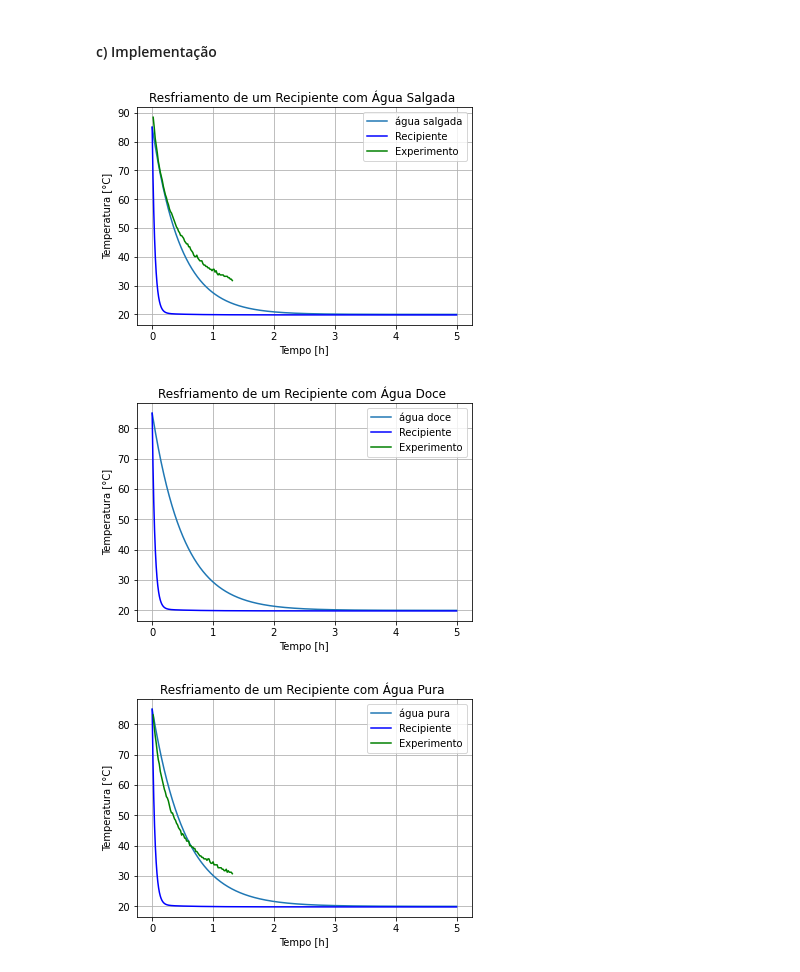
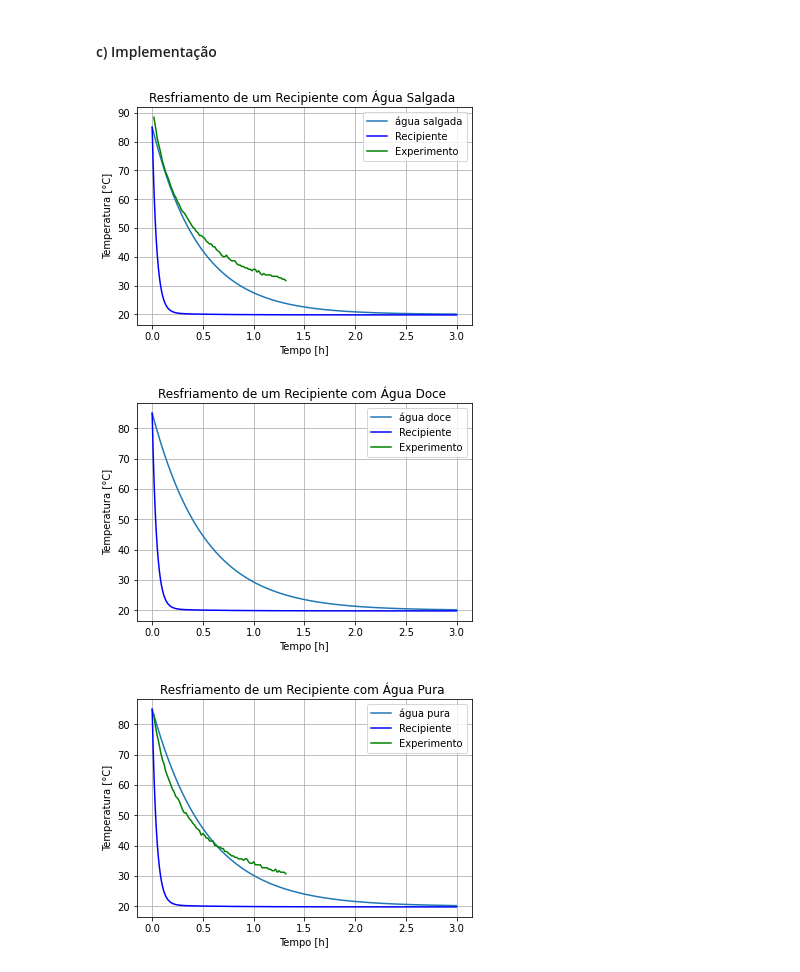
Before and after one commit to dourado-rafa/ModssimProjeto2, a Jupyter notebook: P2.ipynb, the cells around one changed output. Cells and saved outputs as stored; diff of their text form; code cells hidden in the pictures.

```diff
--- a/P2.ipynb
+++ b/P2.ipynb
@@ -157,7 +157,7 @@ def modelo3(x, t):
 # %% [markdown]
 #### c) Implementação
 # %%
-Tmax = 5*60*60 # segundos
+Tmax = 3*60*60 # segundos
 dt = 1
 tempo_s = np.arange(0, Tmax, dt)
 tempo_h = list([t/3600 for t in tempo_s])
@@ -182,33 +182,33 @@ Tr_y3= list(Xy3[:,1] - 273.15)
 plt.plot(tempo_h, Tl_y1, label="água salgada")
 plt.plot(tempo_h, Tr_y1, color="blue", label="Recipiente")
 plt.plot(tempo_salgada, agua_salgada, color="green", label="Experimento")
 plt.title("Resfriamento de um Recipiente com Água Salgada ")
 plt.xlabel("Tempo [h]")
 plt.ylabel("Temperatura [°C]")
 plt.legend()
 plt.grid()
 plt.show()
 
 plt.plot(tempo_h, Tl_y2, label="água doce")
 plt.plot(tempo_h, Tr_y2, color= "blue", label= "Recipiente")
 plt.plot(tempo_adocada, agua_adocada, color="green", label="Experimento")
 plt.title("Resfriamento de um Recipiente com Água Doce ")
 plt.xlabel("Tempo [h]")
 plt.ylabel("Temperatura [°C]")
 plt.legend()
 plt.grid()
 plt.show()
 
 plt.plot(tempo_h, Tl_y3, label="água pura")
 plt.plot(tempo_h, Tr_y3, color= "blue", label= "Recipiente")
 plt.plot(tempo_pura, agua_pura, color="green", label="Experimento")
 plt.title("Resfriamento de um Recipiente com Água Pura ")
 plt.xlabel("Tempo [h]")
 plt.ylabel("Temperatura [°C]")
 plt.legend()
 plt.grid()
 plt.show()
 # %% [output]
-[figure, old version]
+[figure, new version]
-[figure, old version]
+[figure, new version]
-[figure, old version]
+[figure, new version]
```
